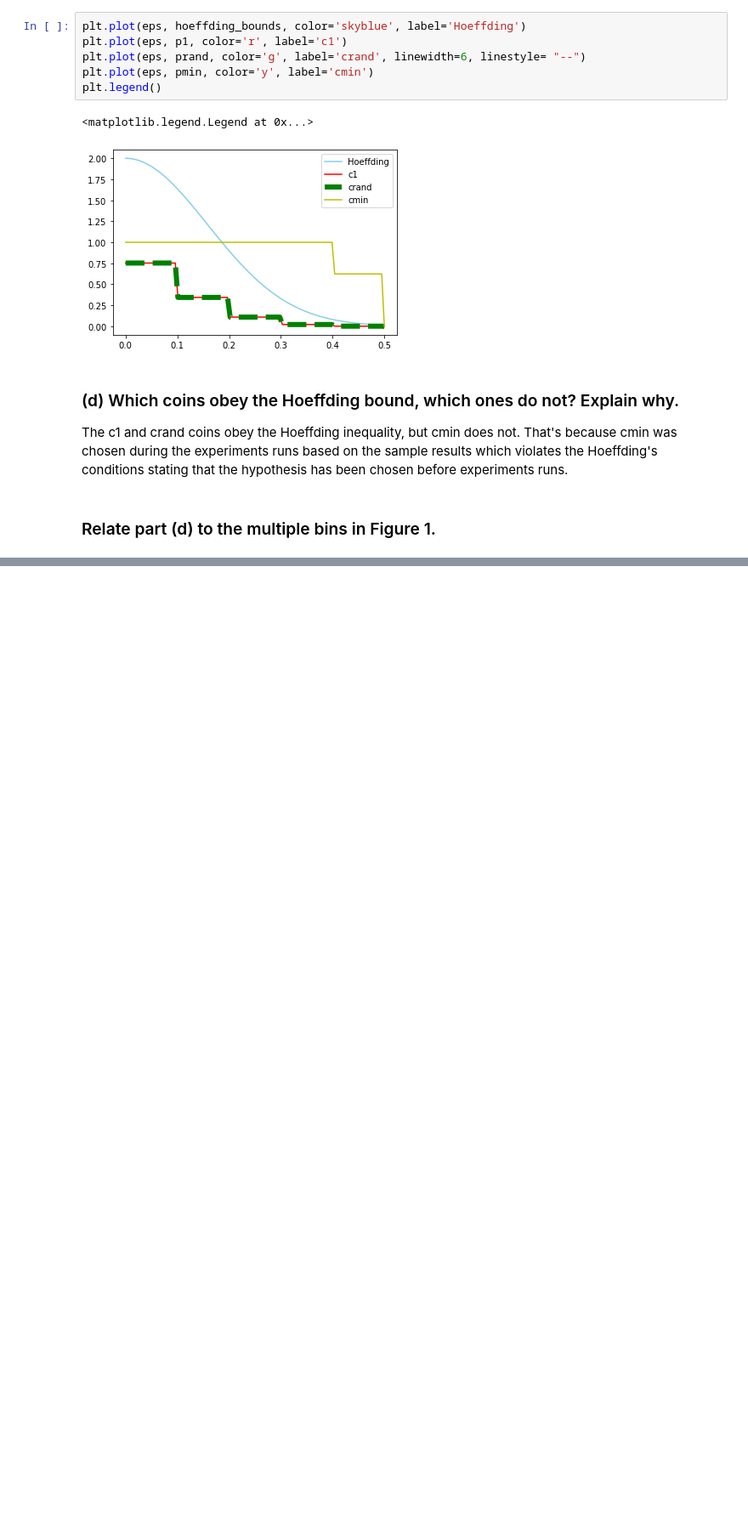
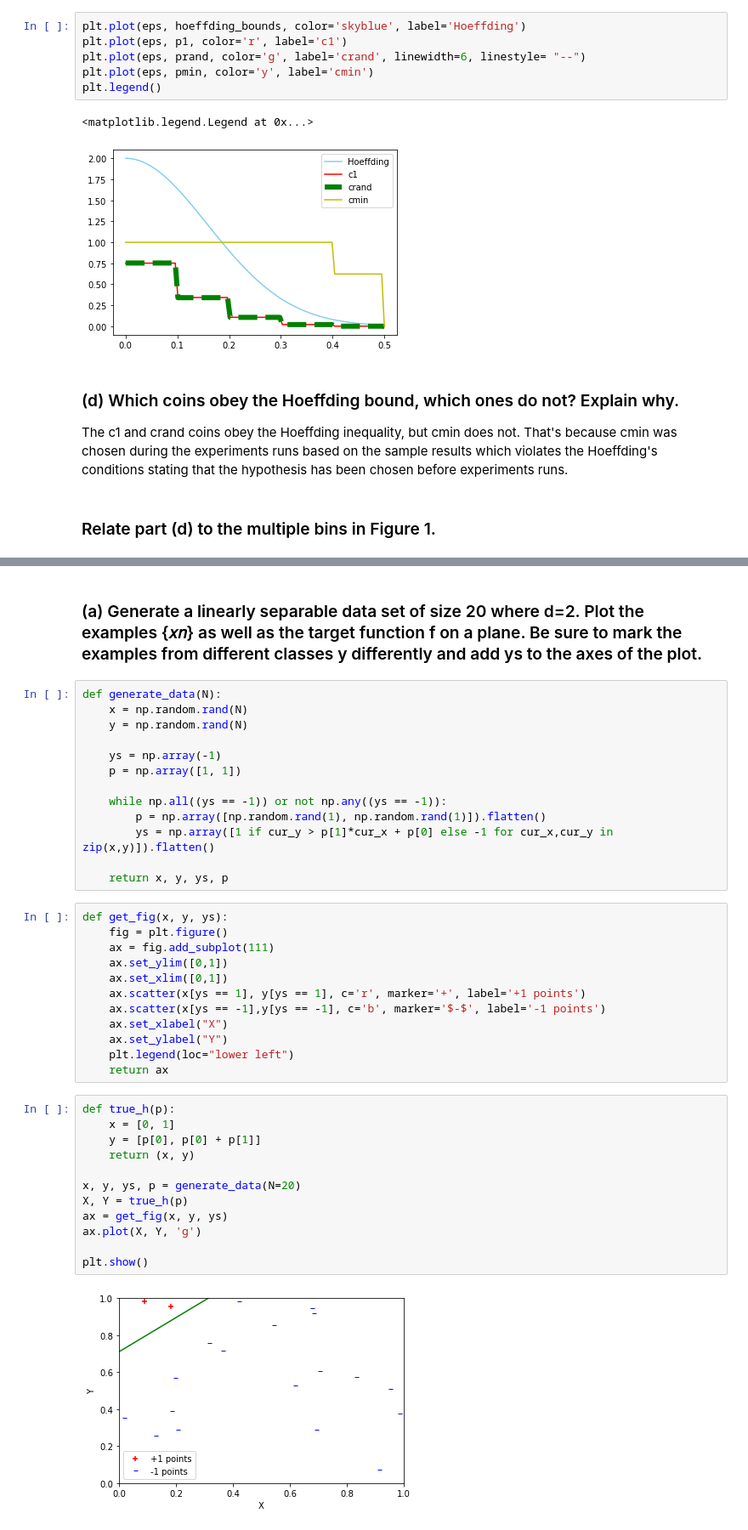
Before and after one commit to aashrafh/CMP402B, a Jupyter notebook: Assignment1.ipynb, the cells around one changed output, grey strips where cells are left out. Shown: that part at 85% size. Saved outputs shown, nothing was run; the diff lists cells and outputs as text; blank space fills up the shorter version.

```diff
--- a/Assignment1.ipynb
+++ b/Assignment1.ipynb
@@ -104,0 +109,41 @@ The c1  and  crand coins obey the Hoeffding inequality, but cmin does not. That'
+# %% [markdown]
+### (a) Generate a linearly separable data set of size 20 where d=2. Plot the examples {𝑥𝑛} as well as the target function f on a plane. Be sure to mark the examples from different classes y differently and add ys to the axes of the plot.
+# %%
+def generate_data(N):
+    x = np.random.rand(N)
+    y = np.random.rand(N)
+
+    ys = np.array(-1)
+    p = np.array([1, 1])
+
+    while np.all((ys == -1)) or not np.any((ys == -1)):
+        p = np.array([np.random.rand(1), np.random.rand(1)]).flatten()
+        ys = np.array([1 if cur_y > p[1]*cur_x + p[0] else -1 for cur_x,cur_y in zip(x,y)]).flatten()
+
+    return x, y, ys, p
+# %%
+def get_fig(x, y, ys):
+    fig = plt.figure()
+    ax = fig.add_subplot(111)
+    ax.set_ylim([0,1])
+    ax.set_xlim([0,1])
+    ax.scatter(x[ys == 1], y[ys == 1], c='r', marker='+', label='+1 points')
+    ax.scatter(x[ys == -1],y[ys == -1], c='b', marker='$-$', label='-1 points')
+    ax.set_xlabel("X")
+    ax.set_ylabel("Y")
+    plt.legend(loc="lower left")
+    return ax
+# %%
+def true_h(p):
+    x = [0, 1]
+    y = [p[0], p[0] + p[1]]
+    return (x, y)
+
+x, y, ys, p = generate_data(N=20)
+X, Y = true_h(p)
+ax = get_fig(x, y, ys)
+ax.plot(X, Y, 'g')
+
+plt.show()
+# %% [output]
+[figure, added]
```
Also changed, not shown: parts of 8 cells of this notebook.
